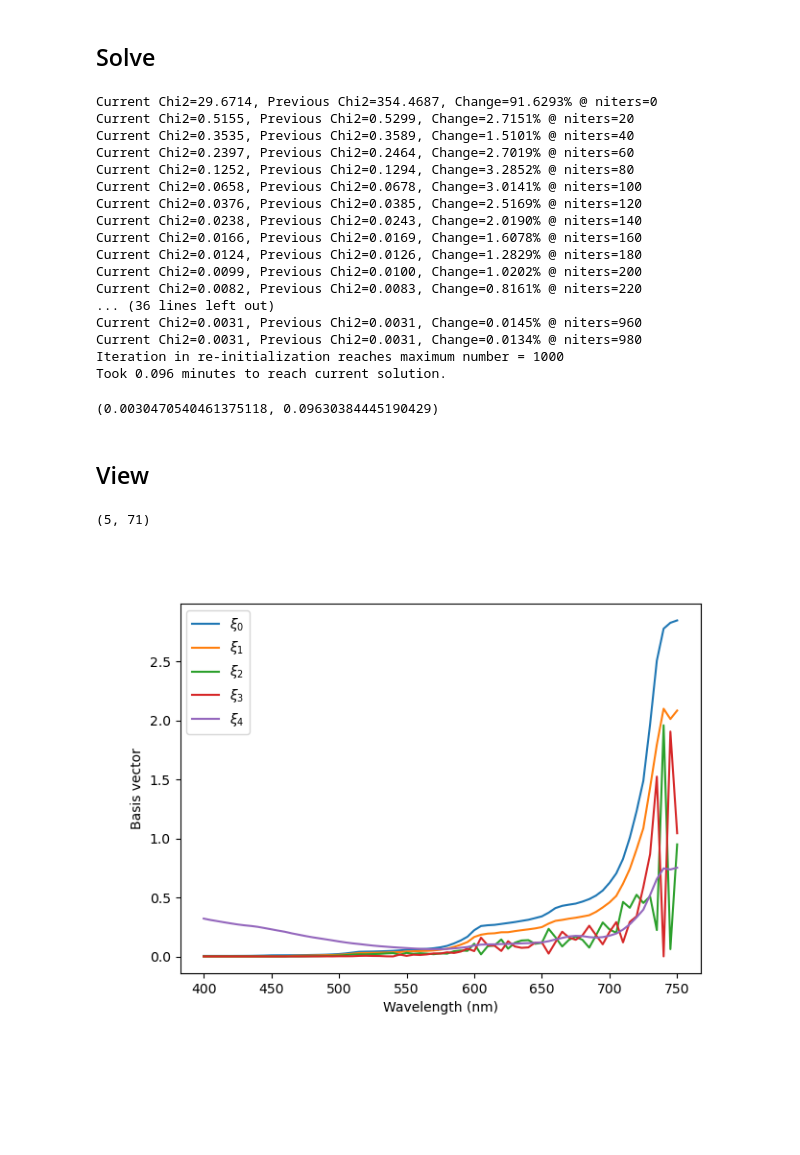
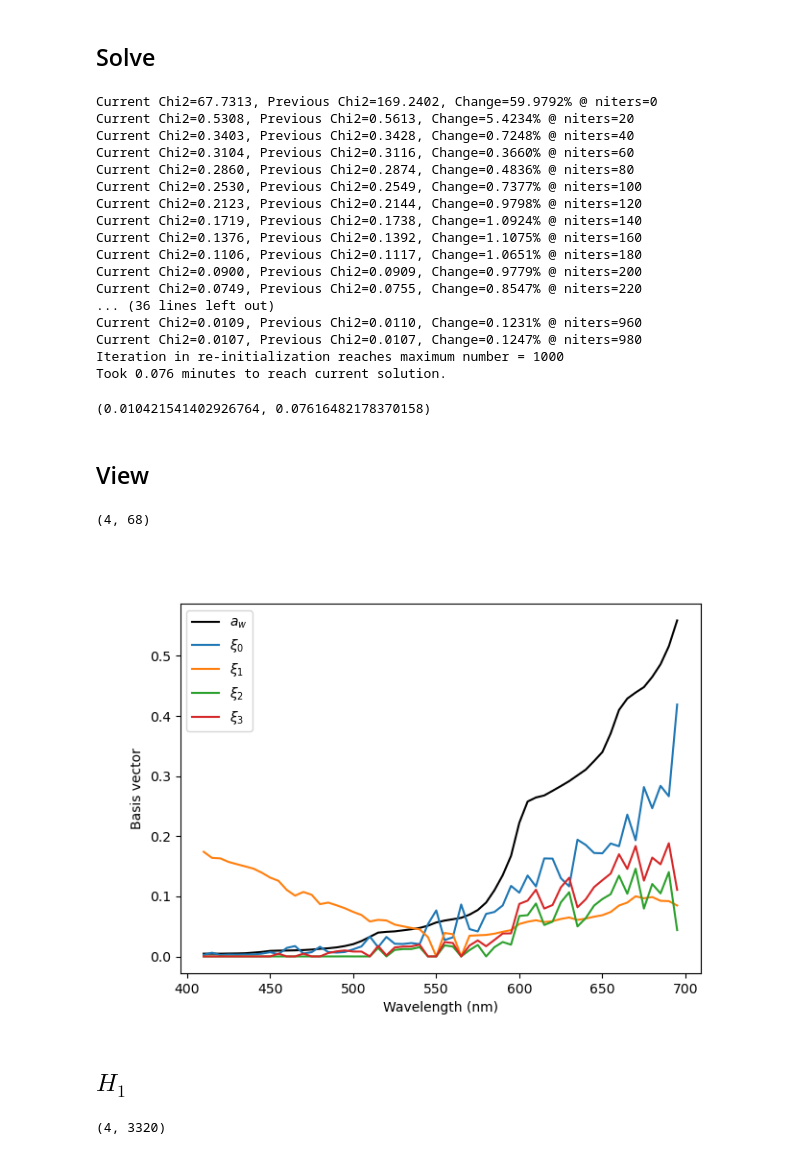
Before and after one commit to AI-for-Ocean-Science/cnmf, a Jupyter notebook: papers/I/Analysis/CNMF_L23.ipynb, the cells around one changed output. Saved outputs shown, nothing was run; the diff lists cells and outputs as text; code cells hidden in the pictures; blank space fills up the shorter version.

```diff
--- a/papers/I/Analysis/CNMF_L23.ipynb
+++ b/papers/I/Analysis/CNMF_L23.ipynb
@@ -32 +31,20 @@ spec_w, mask, err, wave, Rs = iops.prep_loisel23(iop, remove_water=False)
+# %%
+X, Y = 4, 0
+min_wv = nmfI_analysis.min_wv
+#high_cut = nmfI_analysis.high_cut
+high_cut = 750.
+
+# Load up the data
+l23_ds = loisel23.load_ds(X, Y)
+
+# Wavelengths, restricted to > 400 nm
+cut = (l23_ds.Lambda > min_wv) & (l23_ds.Lambda < high_cut)
+l23_a = l23_ds.a.data[:,cut]
+wave = l23_ds.Lambda.data[cut]
+
+#Rs = l23_ds.Rrs.data[:,cut]
+# %%
+# Prep
+spec_w, mask, err = iops.prep(
+    l23_a, wave, remove_water=False)
 # %%
@@ -43,7 +57,7 @@ spec_w.shape, err.shape
 ## $W_{\rm ini}$
 # %%
 nfixed = 1
-nnew = 4
+nnew = 3
 ncomponents = nfixed + nnew
 # %%
 W_ini = np.random.rand(ncomponents, wave.size)
@@ -59,3 +76,5 @@ W_ini[0,...] = a_w
+# %%
+W_ini /= np.sum(W_ini, axis=0)
 # %%
 W_ini.T.shape
 # %% [output]
@@ -74,44 +93,54 @@ CNMF.SolveNMF(W_only=False, H_only=False,
               sparsemode=False, maxiters=None, tol=None,
               nfixed=1, verbose=True)
 # %% [output]
-Current Chi2=29.6714, Previous Chi2=354.4687, Change=91.6293% @ niters=0
-Current Chi2=0.5155, Previous Chi2=0.5299, Change=2.7151% @ niters=20
-Current Chi2=0.3535, Previous Chi2=0.3589, Change=1.5101% @ niters=40
-Current Chi2=0.2397, Previous Chi2=0.2464, Change=2.7019% @ niters=60
-Current Chi2=0.1252, Previous Chi2=0.1294, Change=3.2852% @ niters=80
-Current Chi2=0.0658, Previous Chi2=0.0678, Change=3.0141% @ niters=100
-Current Chi2=0.0376, Previous Chi2=0.0385, Change=2.5169% @ niters=120
-Current Chi2=0.0238, Previous Chi2=0.0243, Change=2.0190% @ niters=140
-Current Chi2=0.0166, Previous Chi2=0.0169, Change=1.6078% @ niters=160
-Current Chi2=0.0124, Previous Chi2=0.0126, Change=1.2829% @ niters=180
-Current Chi2=0.0099, Previous Chi2=0.0100, Change=1.0202% @ niters=200
-Current Chi2=0.0082, Previous Chi2=0.0083, Change=0.8161% @ niters=220
+Current Chi2=67.7313, Previous Chi2=169.2402, Change=59.9792% @ niters=0
+Current Chi2=0.5308, Previous Chi2=0.5613, Change=5.4234% @ niters=20
+Current Chi2=0.3403, Previous Chi2=0.3428, Change=0.7248% @ niters=40
+Current Chi2=0.3104, Previous Chi2=0.3116, Change=0.3660% @ niters=60
+Current Chi2=0.2860, Previous Chi2=0.2874, Change=0.4836% @ niters=80
+Current Chi2=0.2530, Previous Chi2=0.2549, Change=0.7377% @ niters=100
+Current Chi2=0.2123, Previous Chi2=0.2144, Change=0.9798% @ niters=120
+Current Chi2=0.1719, Previous Chi2=0.1738, Change=1.0924% @ niters=140
+Current Chi2=0.1376, Previous Chi2=0.1392, Change=1.1075% @ niters=160
+Current Chi2=0.1106, Previous Chi2=0.1117, Change=1.0651% @ niters=180
+Current Chi2=0.0900, Previous Chi2=0.0909, Change=0.9779% @ niters=200
+Current Chi2=0.0749, Previous Chi2=0.0755, Change=0.8547% @ niters=220
 ... (36 lines left out)
-Current Chi2=0.0031, Previous Chi2=0.0031, Change=0.0145% @ niters=960
-Current Chi2=0.0031, Previous Chi2=0.0031, Change=0.0134% @ niters=980
+Current Chi2=0.0109, Previous Chi2=0.0110, Change=0.1231% @ niters=960
+Current Chi2=0.0107, Previous Chi2=0.0107, Change=0.1247% @ niters=980
 Iteration in re-initialization reaches maximum number = 1000
-Took 0.096 minutes to reach current solution.
+Took 0.076 minutes to reach current solution.
-(0.0030470540461375118, 0.09630384445190429)
+(0.010421541402926764, 0.07616482178370158)
 # %% [markdown]
 ## View
 # %%
 CNMF.W.T.shape
 # %% [output]
-(5, 71)
+(4, 68)
 # %%
 M = CNMF.W.T
 #
 fig = plt.figure(figsize=(7,5))
 
+pcut = 700.
+cut = wave < pcut
+
 plt.clf()
 ax = plt.gca()
+ax.plot(wave[cut], a_w[cut], 'k', label=r'$a_w$')
 for ss in range(M.shape[0]):
-    ax.plot(wave,M[ss], label=r'$\xi_'+f'{ss}'+'$')
+    ax.plot(wave[cut],M[ss][cut], label=r'$\xi_'+f'{ss}'+'$')
 #
 ax.set_xlabel('Wavelength (nm)')
 ax.set_ylabel('Basis vector')
 ax.legend()
 #
 plt.show()
 # %% [output]
-[figure, old version]
+[figure, new version]
+# %% [markdown]
+## $H_1$
+# %%
+CNMF.H.shape
+# %% [output]
+(4, 3320)
```
Also changed, not shown: parts of 17 cells of this notebook, 4 other files.
